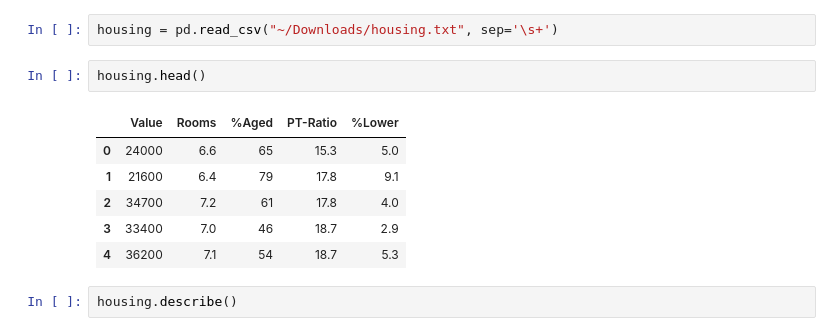
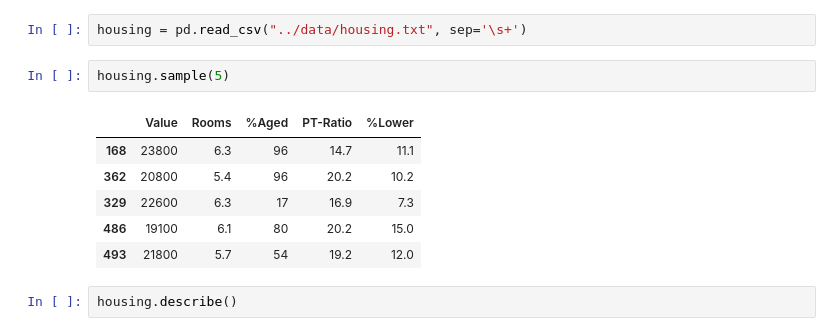
Before and after one commit to hchenfeng/Introduction-to-Machine-Learning, a Jupyter notebook: notebooks/project1.ipynb, the cells around one changed output. Cells and saved outputs as stored; diff of their text form.

```diff
--- a/notebooks/project1.ipynb
+++ b/notebooks/project1.ipynb
@@ -3,14 +10,14 @@ import pandas as pd
 # %%
-housing = pd.read_csv("~/Downloads/housing.txt", sep='\s+')
+housing = pd.read_csv("../data/housing.txt", sep='\s+')
-# %%
-housing.head()
-# %% [output]
-|  | Value | Rooms | %Aged | PT-Ratio | %Lower |
-| 0 | 24000 | 6.6 | 65 | 15.3 | 5.0 |
-| 1 | 21600 | 6.4 | 79 | 17.8 | 9.1 |
-| 2 | 34700 | 7.2 | 61 | 17.8 | 4.0 |
-| 3 | 33400 | 7.0 | 46 | 18.7 | 2.9 |
-| 4 | 36200 | 7.1 | 54 | 18.7 | 5.3 |
+# %%
+housing.sample(5)
+# %% [output]
+|  | Value | Rooms | %Aged | PT-Ratio | %Lower |
+| 168 | 23800 | 6.3 | 96 | 14.7 | 11.1 |
+| 362 | 20800 | 5.4 | 96 | 20.2 | 10.2 |
+| 329 | 22600 | 6.3 | 17 | 16.9 | 7.3 |
+| 486 | 19100 | 6.1 | 80 | 20.2 | 15.0 |
+| 493 | 21800 | 5.7 | 54 | 19.2 | 12.0 |
 # %%
 housing.describe()
 # %% [output]
```
Also changed, not shown: parts of 20 cells of this notebook.
